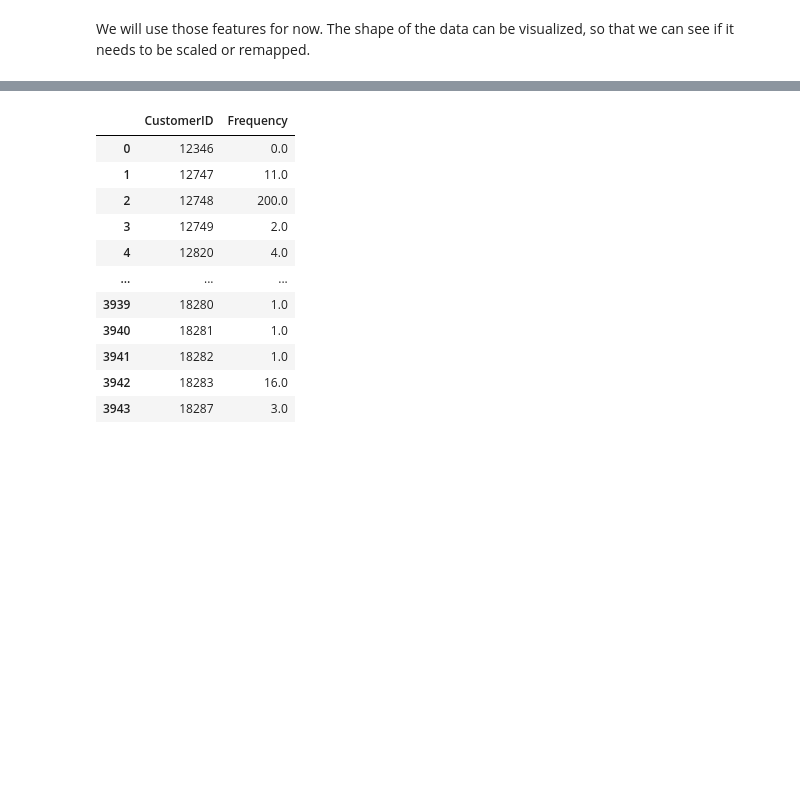
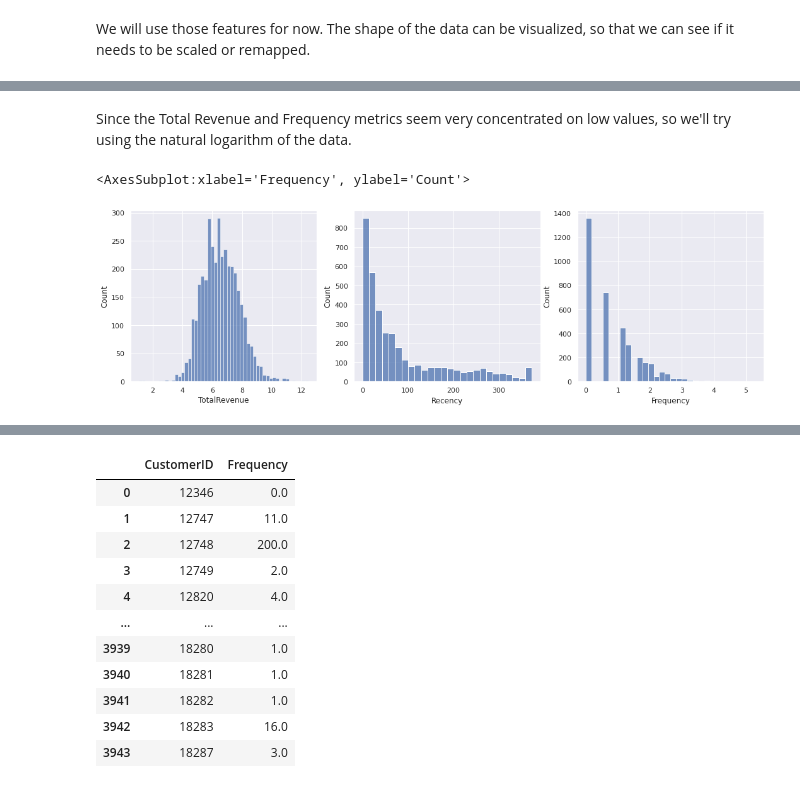
Before and after one commit to brenosakaguti/clustering, a Jupyter notebook: clusterization.ipynb, the cells around one changed output, grey strips where cells are left out. Cells and saved outputs as stored; diff of their text form; code cells hidden in the pictures; blank space fills up the shorter version.

```diff
--- a/clusterization.ipynb
+++ b/clusterization.ipynb
@@ -183,2 +172,5 @@ sns.histplot(df2["Frequency"], ax=ax3)
 # %%
-df1[df1["CustomerID"] == 12346]
+#Removing row with invalid data
+df2 = df2.dropna(axis="index")
+#Picks only customers with positive revenue and frequency
+df2 = df2[df2["TotalRevenue"].gt(0) & df2["Frequency"].gt(0)]
@@ -184,0 +188,16 @@ df1[df1["CustomerID"] == 12346]
+# %% [markdown]
+Since the Total Revenue and Frequency metrics seem very concentrated on low values, so we'll try using the natural logarithm of the data.
+# %%
+df2["TotalRevenue"] = np.log(df2["TotalRevenue"])
+df2["Frequency"] = np.log(df2["Frequency"])
+# %%
+fig, ax = plt.subplots(figsize=(18,5))
+ax1 = plt.subplot(1,3,1)
+sns.histplot(df2["TotalRevenue"], ax=ax1)
+ax2 = plt.subplot(1,3,2)
+sns.histplot(df2["Recency"], ax=ax2)
+ax3 = plt.subplot(1,3,3)
+sns.histplot(df2["Frequency"], ax=ax3)
+# %% [output]
+<AxesSubplot:xlabel='Frequency', ylabel='Count'>
+[figure, added]
```
Also changed, not shown: parts of 14 cells of this notebook.
